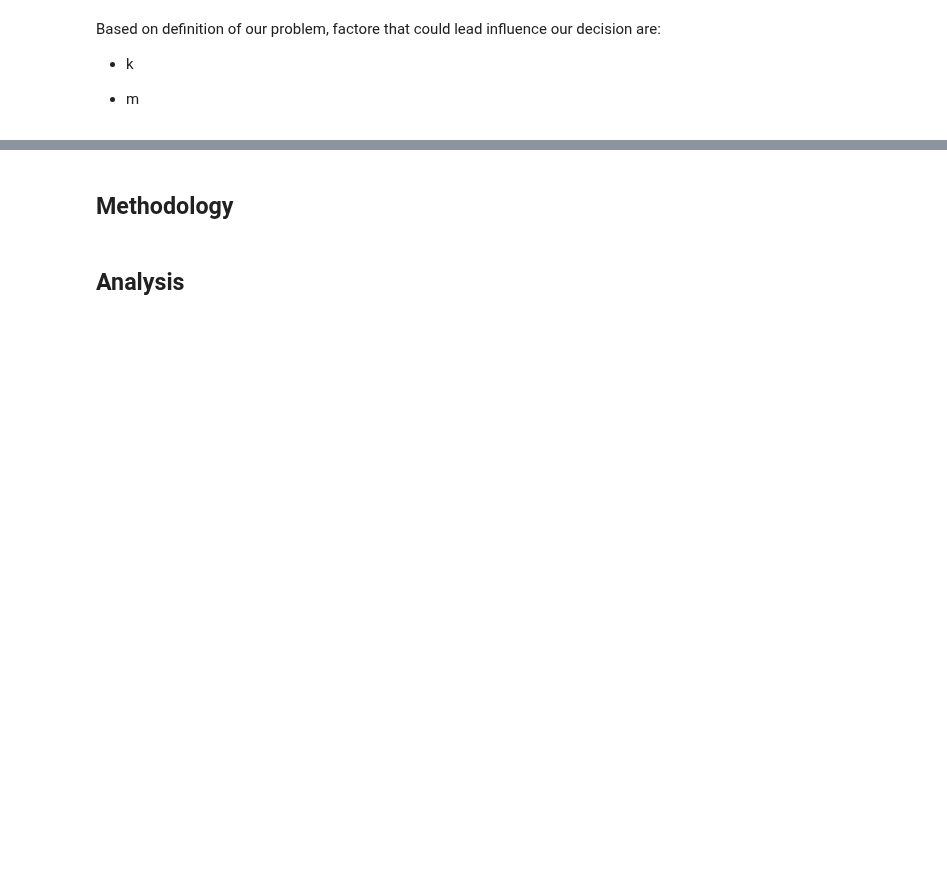
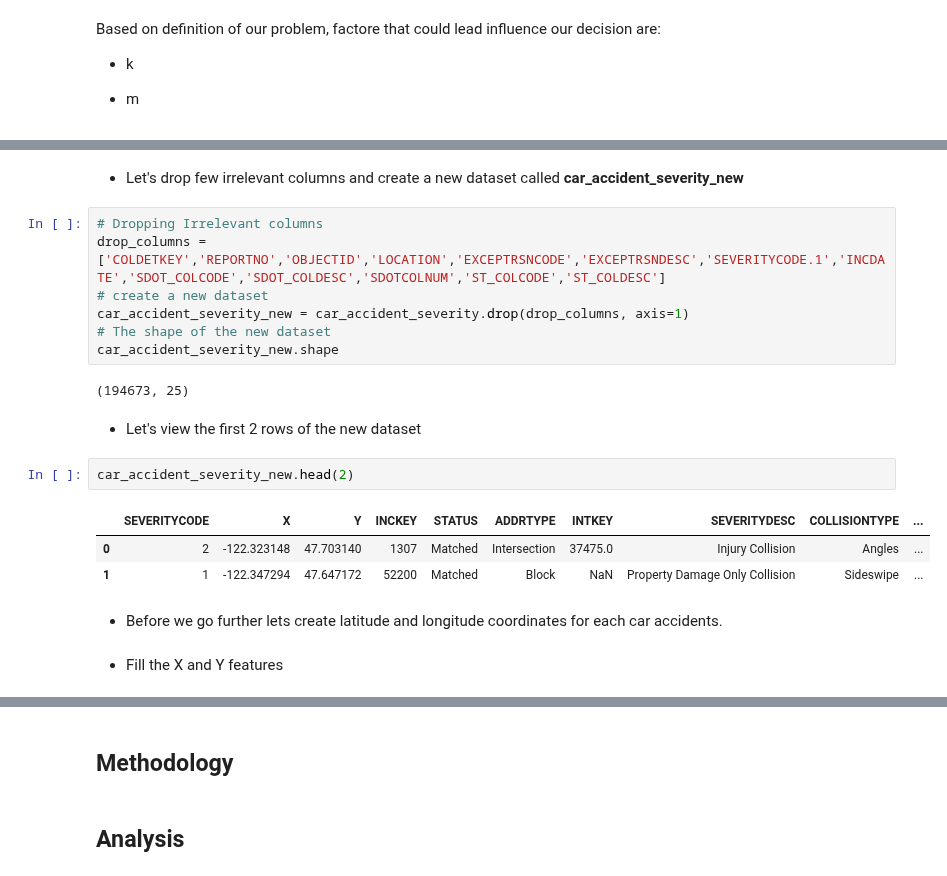
Before and after one commit to bideeen/Coursera_Capstone, a Jupyter notebook: Capstone Project - Car accident severity (Week 2) .ipynb, the cells around one changed output, grey strips where cells are left out. Saved outputs shown, nothing was run; the diff lists cells and outputs as text; blank space fills up the shorter version.

```diff
--- a/Capstone Project - Car accident severity (Week 2) .ipynb
+++ b/Capstone Project - Car accident severity (Week 2) .ipynb
@@ -54,0 +115,23 @@ df.head(20)
+# %% [markdown]
+ - Let's drop few irrelevant columns and create a new dataset called <b>car_accident_severity_new</b>
+# %%
+# Dropping Irrelevant columns
+drop_columns = ['COLDETKEY','REPORTNO','OBJECTID','LOCATION','EXCEPTRSNCODE','EXCEPTRSNDESC','SEVERITYCODE.1','INCDATE','SDOT_COLCODE','SDOT_COLDESC','SDOTCOLNUM','ST_COLCODE','ST_COLDESC']
+# create a new dataset
+car_accident_severity_new = car_accident_severity.drop(drop_columns, axis=1)
+# The shape of the new dataset
+car_accident_severity_new.shape
+# %% [output]
+(194673, 25)
+# %% [markdown]
+ - Let's view the first 2 rows of the new dataset
+# %%
+car_accident_severity_new.head(2)
+# %% [output]
+|  | SEVERITYCODE | X | Y | INCKEY | STATUS | ADDRTYPE | INTKEY | SEVERITYDESC | COLLISIONTYPE | ... |
+| 0 | 2 | -122.323148 | 47.703140 | 1307 | Matched | Intersection | 37475.0 | Injury Collision | Angles | ... |
+| 1 | 1 | -122.347294 | 47.647172 | 52200 | Matched | Block | NaN | Property Damage Only Collision | Sideswipe | ... |
+# %% [markdown]
+ - Before we go further lets create latitude and longitude coordinates for each car accidents.
+# %% [markdown]
+ - Fill the X and Y features
```
Also changed, not shown: parts of 14 cells of this notebook, 3 other files.
